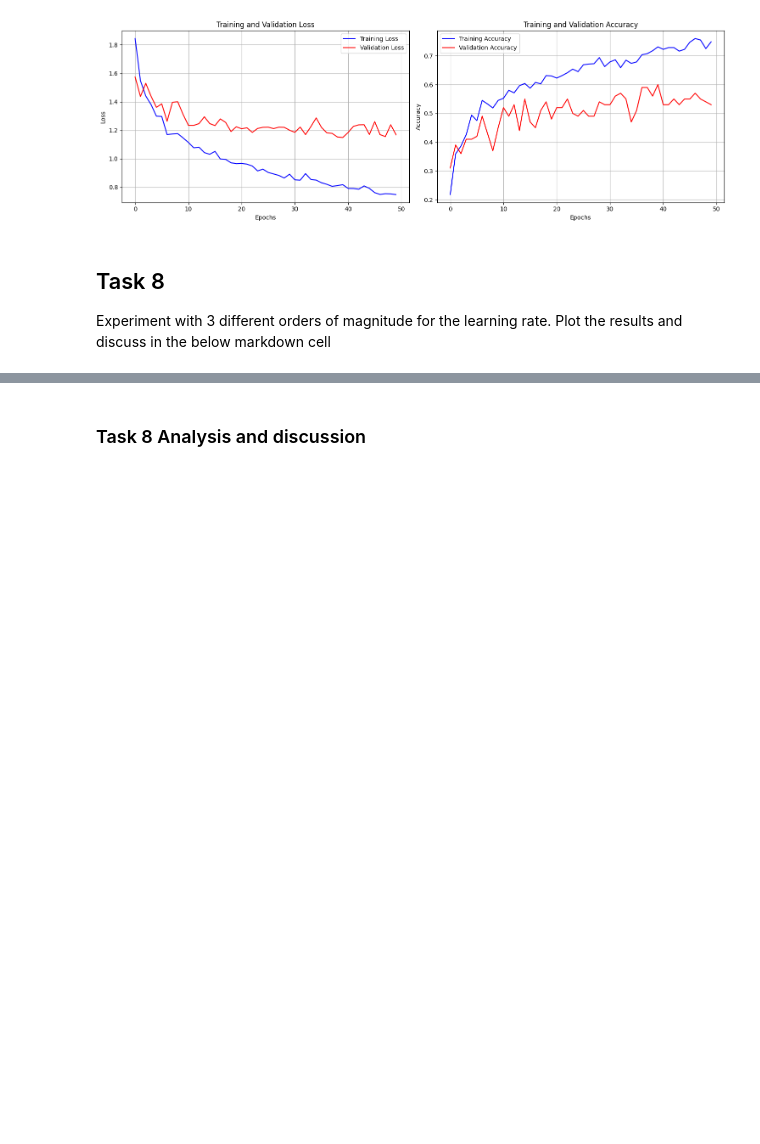
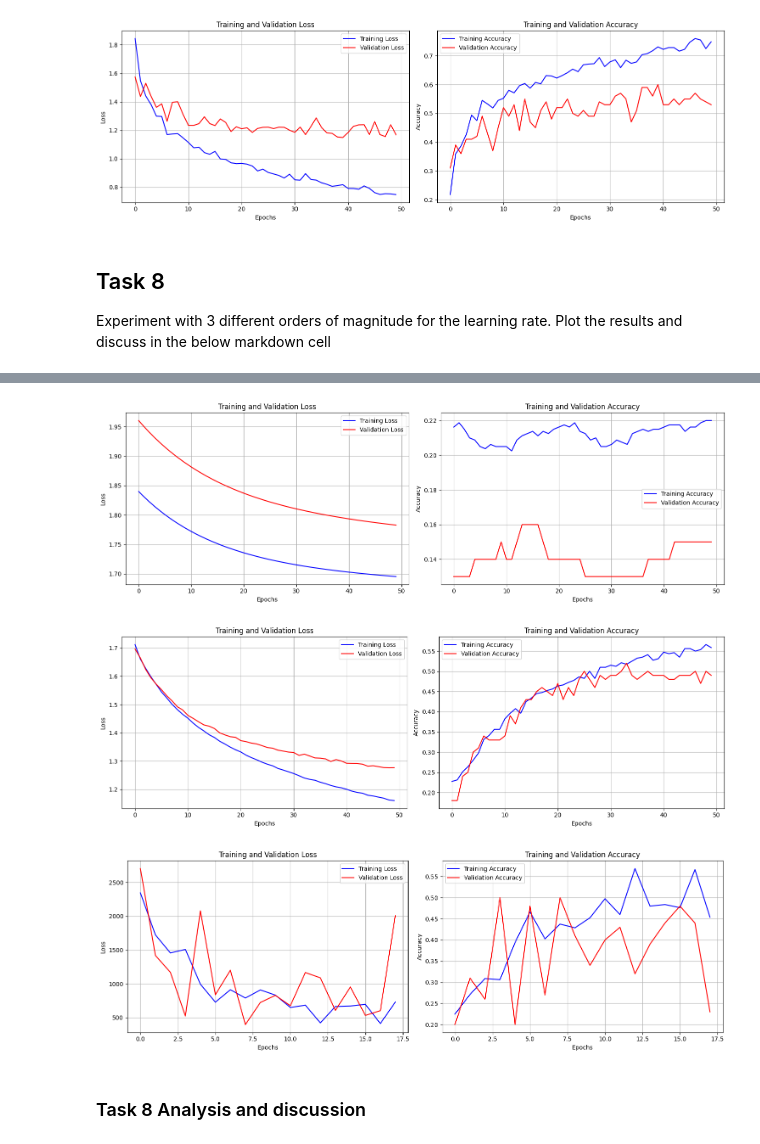
Before and after one commit to HunterEWilde-QUT/CAB320_Assignments, a Jupyter notebook: Assignment2/CAB320-Assignment2-Learning.ipynb, the cells around one changed output, grey strips where cells are left out. Drawn from its saved outputs; the diff is of its cells as text; code cells hidden in the pictures; blank space fills up the shorter version.

Commit message:
Modified experimental learning rates to be wider in range.

```diff
--- a/Assignment2/CAB320-Assignment2-Learning.ipynb
+++ b/Assignment2/CAB320-Assignment2-Learning.ipynb
@@ -395,3 +395,7 @@ plot_errors(model_trained)
 # %% [markdown]
 ## Task 8
 Experiment with 3 different orders of magnitude for the learning rate. Plot the results and discuss in the below markdown cell
+# %%
+model_slowest = transfer_learning(train_set, eval_set, model, (0.00001, 0.0, False))# 1/1000x the base learning rate
+model_slower = transfer_learning(train_set, eval_set, model, (0.001, 0.0, False))   # 1/10x the base learning rate
+model_faster = transfer_learning(train_set, eval_set, model, (10.0, 0.0, False))    # 1000x the base learning rate
@@ -398,10 +420,6 @@ Experiment with 3 different orders of magnitude for the learning rate. Plot the
 # %%
-model_slowest = transfer_learning(train_set, eval_set, model, (0.001, 0.0, False))  # 0.1x the base learning rate
-model_faster = transfer_learning(train_set, eval_set, model, (0.1, 0.0, False))     # 10x the base learning rate
-model_fastest = transfer_learning(train_set, eval_set, model, (1, 0.0, False))      # 100x the base learning rate
-
 # Plotting the results
 plot_errors(model_slowest)
+plot_errors(model_slower)
 plot_errors(model_faster)
-plot_errors(model_fastest)
 # %% [output]
@@ -414,3 +426,6 @@ Epoch 2/50
+[figure, added]
+[figure, added]
+[figure, added]
 # %% [markdown]
 ### Task 8 Analysis and discussion
 # %% [markdown]
```
Also changed, not shown: parts of 2 cells of this notebook.
